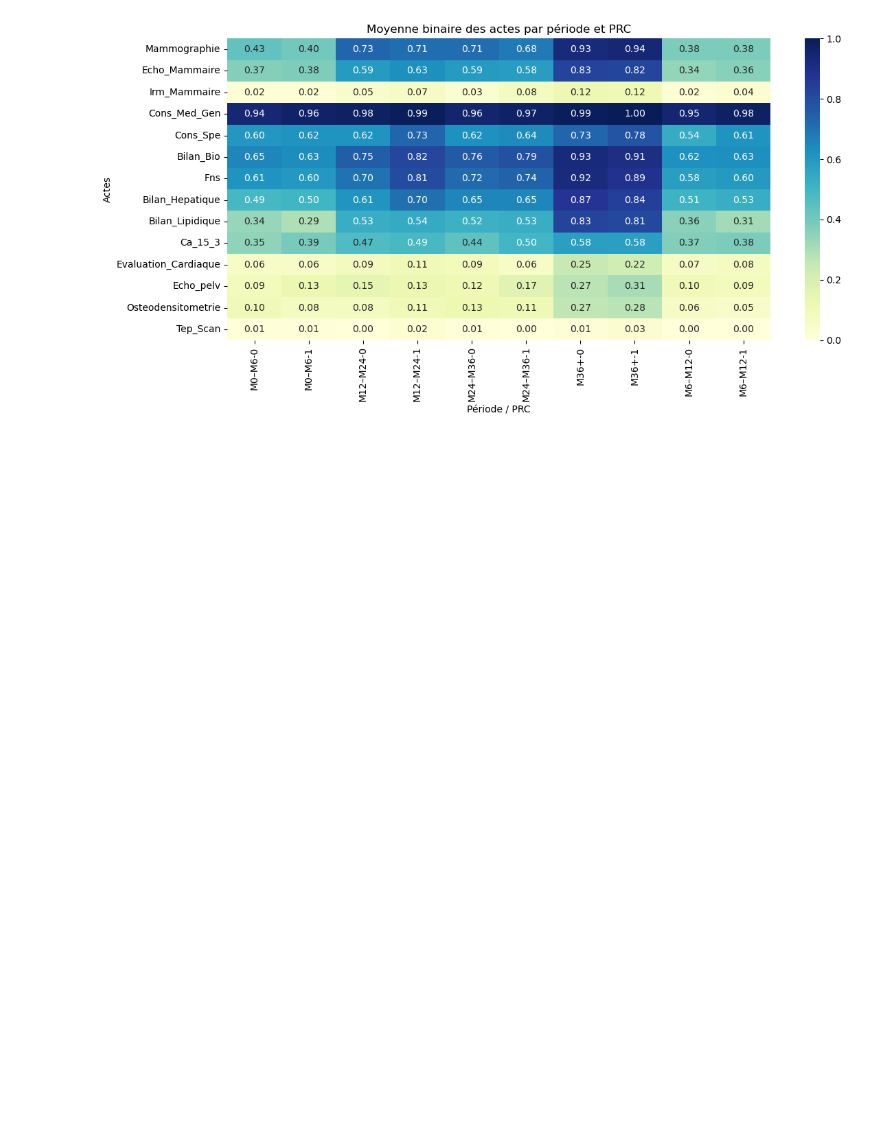
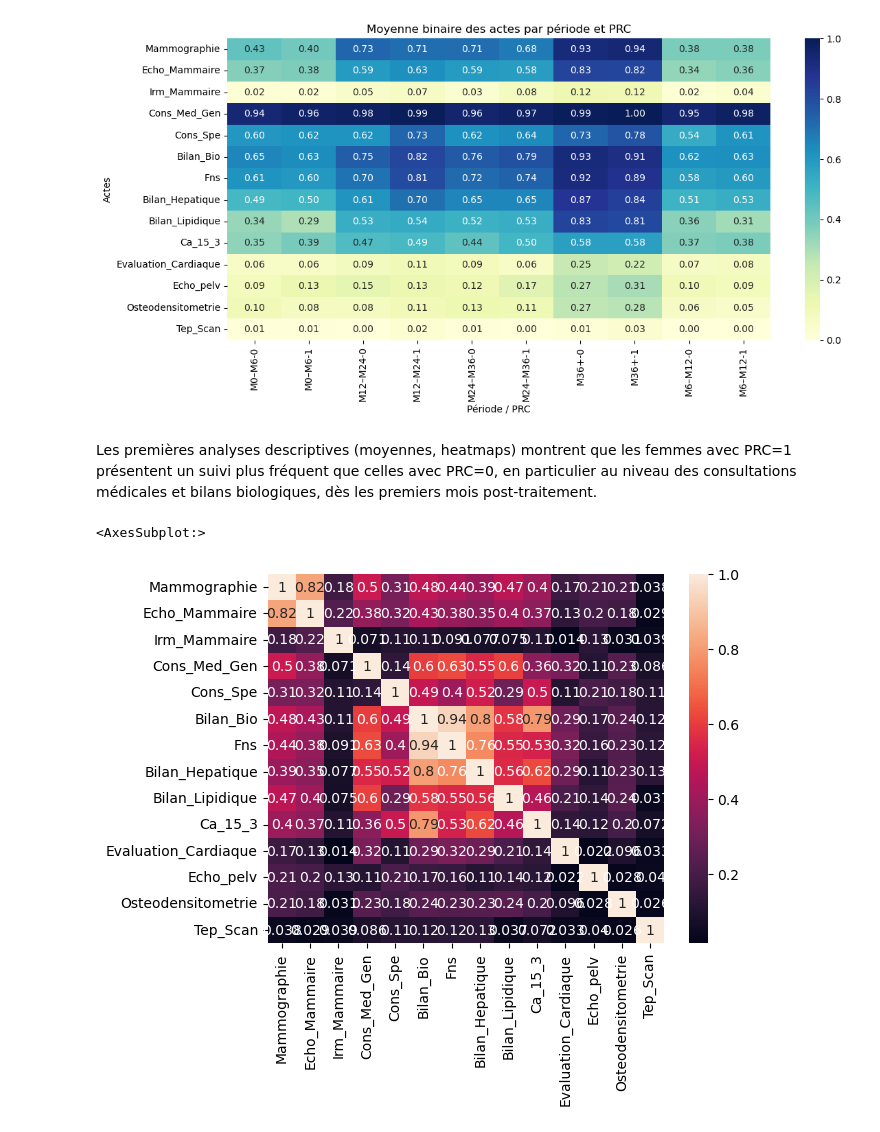
Before and after one commit to hemza1/TER_M1_2025, a Jupyter notebook: notebooks/test.ipynb, the cells around one changed output. Drawn from its saved outputs; the diff is of its cells as text; code cells hidden in the pictures; blank space fills up the shorter version.

Commit message:
corr + boxplot

```diff
--- a/notebooks/test.ipynb
+++ b/notebooks/test.ipynb
@@ -303,3 +303,11 @@ plt.tight_layout()
 plt.show()
 # %% [output]
 [figure]
+# %% [markdown]
+Les premières analyses descriptives (moyennes, heatmaps) montrent que les femmes avec PRC=1 présentent un suivi plus fréquent que celles avec PRC=0, en particulier au niveau des consultations médicales et bilans biologiques, dès les premiers mois post-traitement.
+# %%
+corr = df_resumé_par_periode[actes_suivi].corr()
+sns.heatmap(corr, annot=True)
+# %% [output]
+<AxesSubplot:>
+[figure, added]
```
Also changed, not shown: parts of 4 cells of this notebook.
